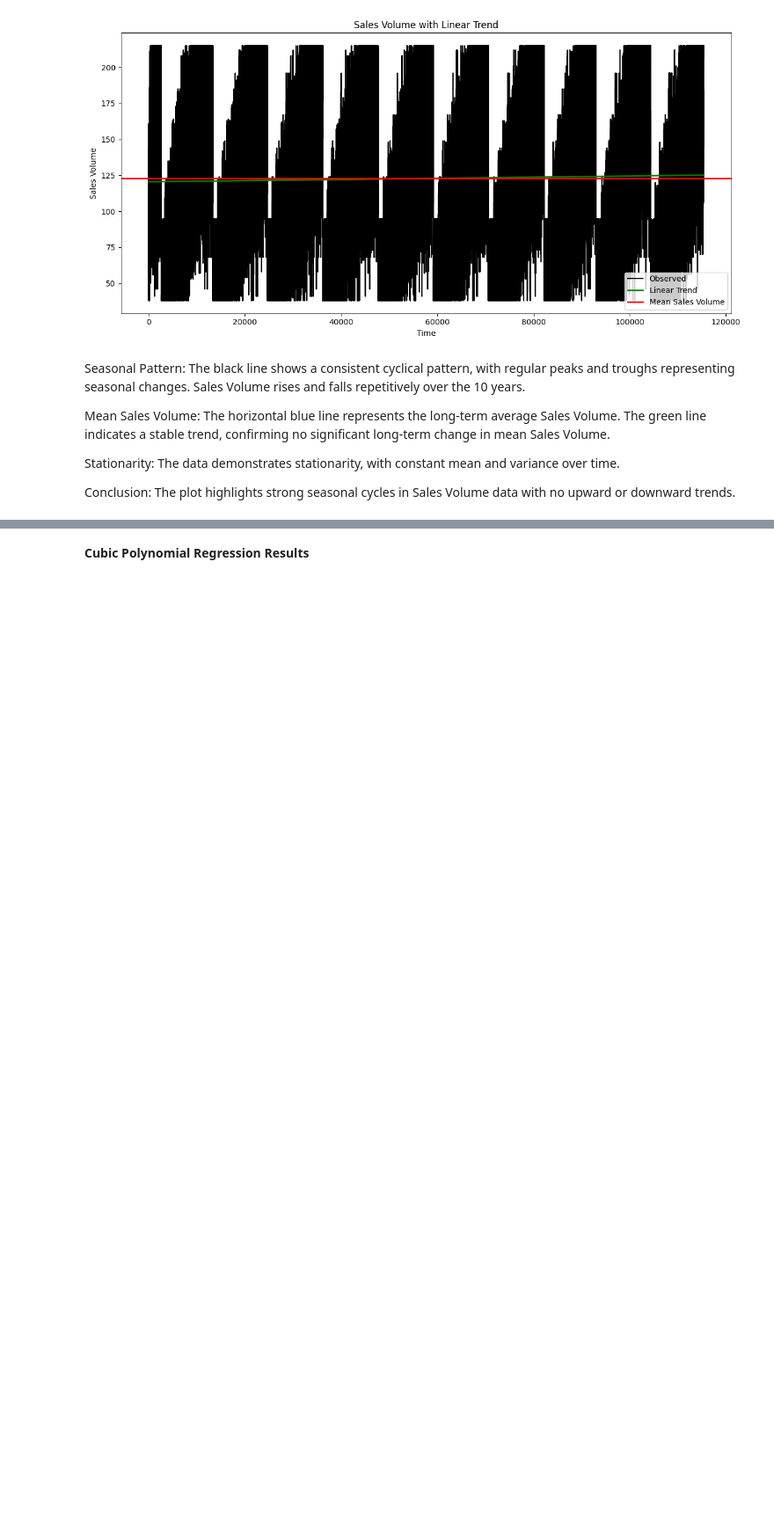
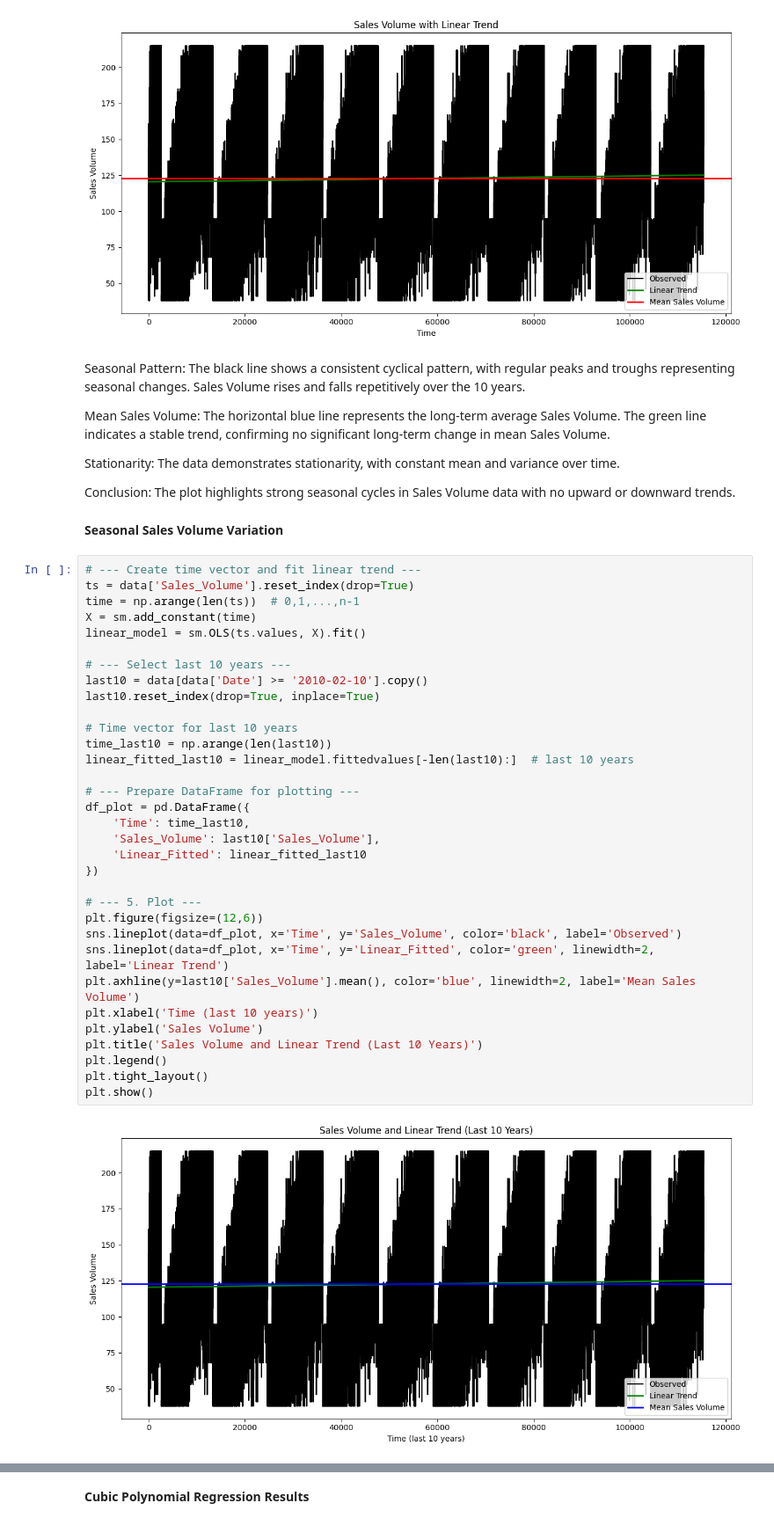
Before and after one commit to mongare70/ElectroTech-Forecasting-Data, a Jupyter notebook: EDA/eda.ipynb, the cells around one changed output, grey strips where cells are left out. Shown at 88% size. Drawn from its saved outputs; the diff is of its cells as text; blank space fills up the shorter version.

```diff
--- a/EDA/eda.ipynb
+++ b/EDA/eda.ipynb
@@ -306,3 +304,40 @@ Mean Sales Volume: The horizontal blue line represents the long-term average Sal
 Stationarity: The data demonstrates stationarity, with constant mean and variance over time.
 
 Conclusion: The plot highlights strong seasonal cycles in Sales Volume data with no upward or downward trends.
+# %% [markdown]
+**Seasonal Sales Volume Variation**
+# %%
+# --- Create time vector and fit linear trend ---
+ts = data['Sales_Volume'].reset_index(drop=True)
+time = np.arange(len(ts))  # 0,1,...,n-1
+X = sm.add_constant(time)
+linear_model = sm.OLS(ts.values, X).fit()
+
+# --- Select last 10 years ---
+last10 = data[data['Date'] >= '2010-02-10'].copy()
+last10.reset_index(drop=True, inplace=True)
+
+# Time vector for last 10 years
+time_last10 = np.arange(len(last10))
+linear_fitted_last10 = linear_model.fittedvalues[-len(last10):]  # last 10 years
+
+# --- Prepare DataFrame for plotting ---
+df_plot = pd.DataFrame({
+    'Time': time_last10,
+    'Sales_Volume': last10['Sales_Volume'],
+    'Linear_Fitted': linear_fitted_last10
+})
+
+# --- 5. Plot ---
+plt.figure(figsize=(12,6))
+sns.lineplot(data=df_plot, x='Time', y='Sales_Volume', color='black', label='Observed')
+sns.lineplot(data=df_plot, x='Time', y='Linear_Fitted', color='green', linewidth=2, label='Linear Trend')
+plt.axhline(y=last10['Sales_Volume'].mean(), color='blue', linewidth=2, label='Mean Sales Volume')
+plt.xlabel('Time (last 10 years)')
+plt.ylabel('Sales Volume')
+plt.title('Sales Volume and Linear Trend (Last 10 Years)')
+plt.legend()
+plt.tight_layout()
+plt.show()
+# %% [output]
+[figure, added]
```
Also changed, not shown: parts of 5 cells of this notebook, 2 other files.
